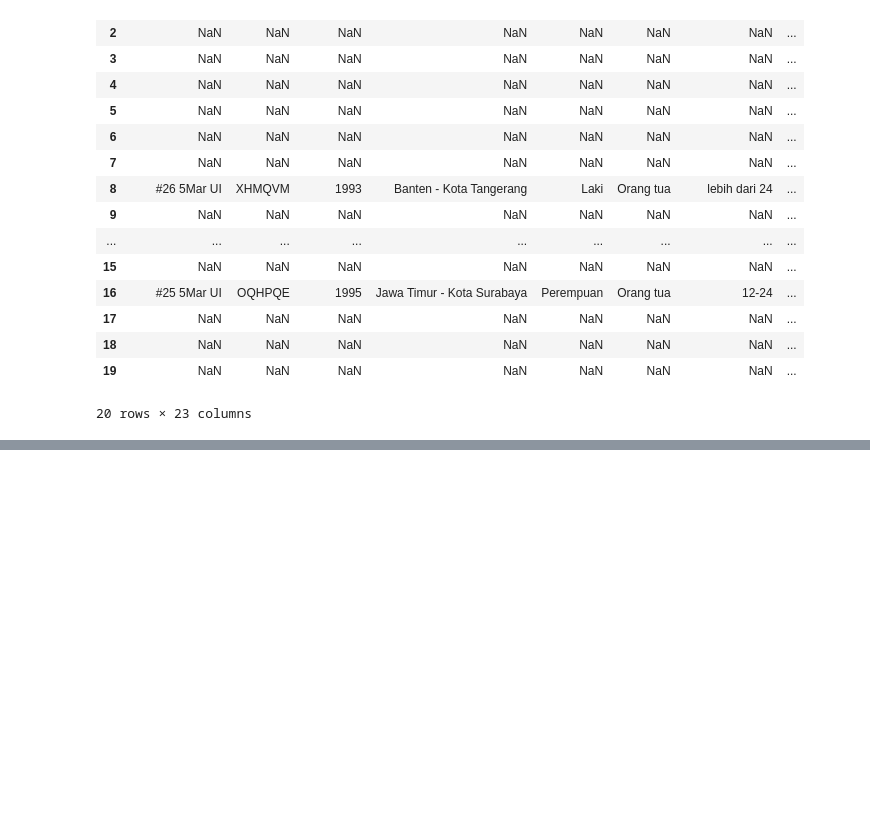
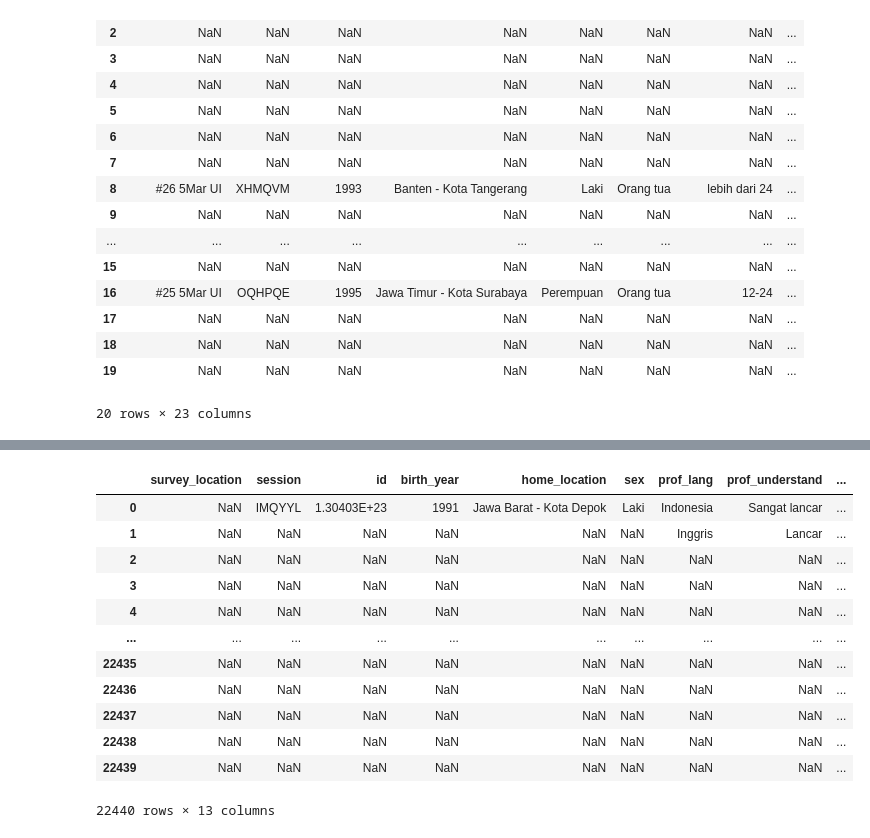
Before and after one commit to rlinerud/jawa-surveys, a Jupyter notebook: scripts/preprocessing.ipynb, the cells around one changed output, grey strips where cells are left out. Saved outputs shown, nothing was run; the diff lists cells and outputs as text; code cells hidden in the pictures; blank space fills up the shorter version.

```diff
--- a/scripts/preprocessing.ipynb
+++ b/scripts/preprocessing.ipynb
@@ -152,0 +214,32 @@ sections1_9.to_csv('allquestionnaires_sections1-9.csv', index=False)
+# %%
+usage.columns = [
+    'survey_location',
+    'session',
+    'id',
+    'birth_year',
+    'home_location',
+    'sex',
+    'prof_lang',
+    'prof_understand',
+    'prof_speak',
+    'prof_read',
+    'prof_write',
+    'domain',
+    'domain_lang'
+]
+
+usage
+# %% [output]
+|  | survey_location | session | id | birth_year | home_location | sex | prof_lang | prof_understand | ... |
+| 0 | NaN | IMQYYL | 1.30403E+23 | 1991 | Jawa Barat - Kota Depok | Laki | Indonesia | Sangat lancar | ... |
+| 1 | NaN | NaN | NaN | NaN | NaN | NaN | Inggris | Lancar | ... |
+| 2 | NaN | NaN | NaN | NaN | NaN | NaN | NaN | NaN | ... |
+| 3 | NaN | NaN | NaN | NaN | NaN | NaN | NaN | NaN | ... |
+| 4 | NaN | NaN | NaN | NaN | NaN | NaN | NaN | NaN | ... |
+| ... | ... | ... | ... | ... | ... | ... | ... | ... | ... |
+| 22435 | NaN | NaN | NaN | NaN | NaN | NaN | NaN | NaN | ... |
+| 22436 | NaN | NaN | NaN | NaN | NaN | NaN | NaN | NaN | ... |
+| 22437 | NaN | NaN | NaN | NaN | NaN | NaN | NaN | NaN | ... |
+| 22438 | NaN | NaN | NaN | NaN | NaN | NaN | NaN | NaN | ... |
+| 22439 | NaN | NaN | NaN | NaN | NaN | NaN | NaN | NaN | ... |
+22440 rows × 13 columns
```
Also changed, not shown: parts of 13 cells of this notebook, 1 other file.
